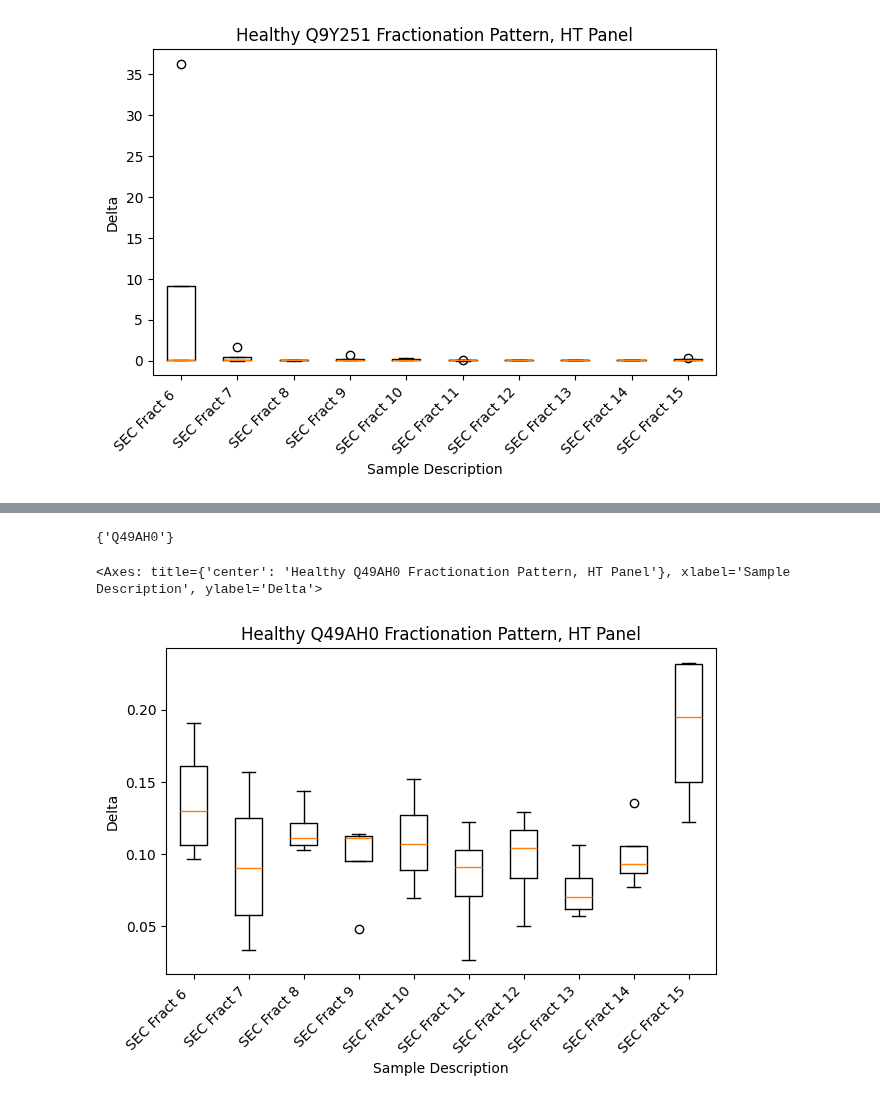
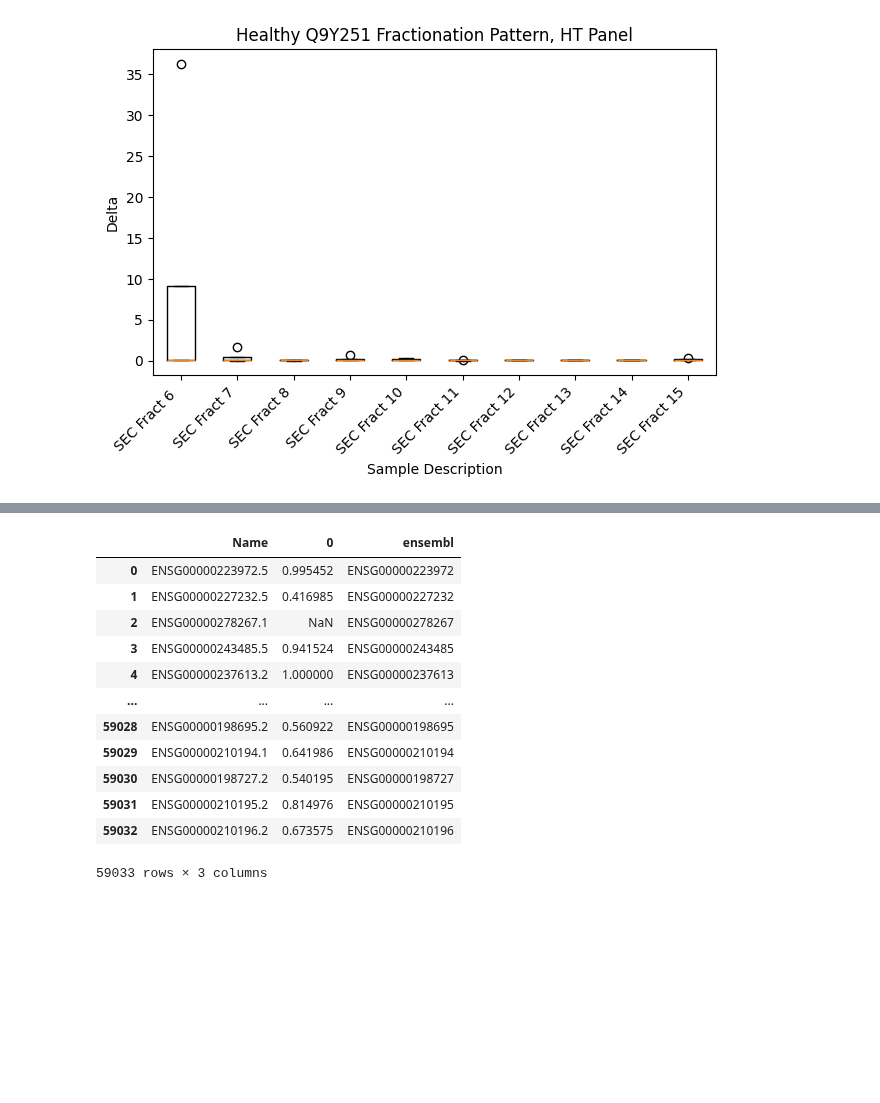
Before and after one commit to Walt-Lab/bdev_mass_spec, a Jupyter notebook: docs/example_usage.ipynb, the cells around one changed output, grey strips where cells are left out. Saved outputs shown, nothing was run; the diff lists cells and outputs as text; code cells hidden in the pictures; blank space fills up the shorter version.

Commit message:
pre-debugging ht ev association score

```diff
--- a/docs/example_usage.ipynb
+++ b/docs/example_usage.ipynb
@@ -722,0 +619,7 @@ external_neuron = identify_targets(
+# %%
+# File path
+file_path = r"C:\Users\Wyss User\Downloads\GTEx_Analysis_v10_RNASeQCv2.4.2_gene_median_tpm.gct.gz"
+
+# Read the GCT file into a DataFrame
+# Skip the first two lines as GCT files typically have metadata there
+df = pd.read_csv(file_path, compression='gzip', sep='\t', skiprows=2)
@@ -723,2 +689,18 @@ external_neuron = identify_targets(
+# %%
+tau_scores
+# %% [output]
+|  | Name | 0 | ensembl |
+| 0 | ENSG00000223972.5 | 0.995452 | ENSG00000223972 |
+| 1 | ENSG00000227232.5 | 0.416985 | ENSG00000227232 |
+| 2 | ENSG00000278267.1 | NaN | ENSG00000278267 |
+| 3 | ENSG00000243485.5 | 0.941524 | ENSG00000243485 |
+| 4 | ENSG00000237613.2 | 1.000000 | ENSG00000237613 |
+| ... | ... | ... | ... |
+| 59028 | ENSG00000198695.2 | 0.560922 | ENSG00000198695 |
+| 59029 | ENSG00000210194.1 | 0.641986 | ENSG00000210194 |
+| 59030 | ENSG00000198727.2 | 0.540195 | ENSG00000198727 |
+| 59031 | ENSG00000210195.2 | 0.814976 | ENSG00000210195 |
+| 59032 | ENSG00000210196.2 | 0.673575 | ENSG00000210196 |
+59033 rows × 3 columns
 # %%
 hgnc_ids = (
@@ -733,9 +716,0 @@ hgnc_uniprot_mapping_data = pd.read_csv(
-# %%
-external_astro
-# %% [output]
-{'Q49AH0'}
-# %%
-plot_protein_fractionation(tidy_data, "Q49AH0")
-# %% [output]
-<Axes: title={'center': 'Healthy Q49AH0 Fractionation Pattern, HT Panel'}, xlabel='Sample Description', ylabel='Delta'>
-[figure, removed]
```
Also changed, not shown: parts of 30 cells of this notebook, 3 other files.
